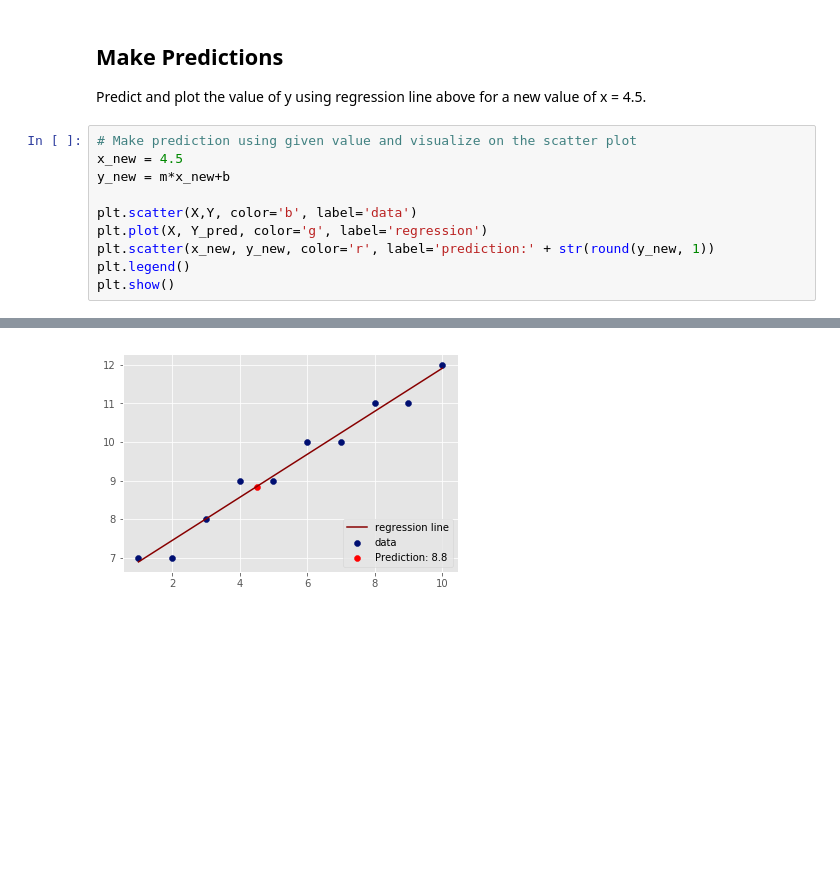
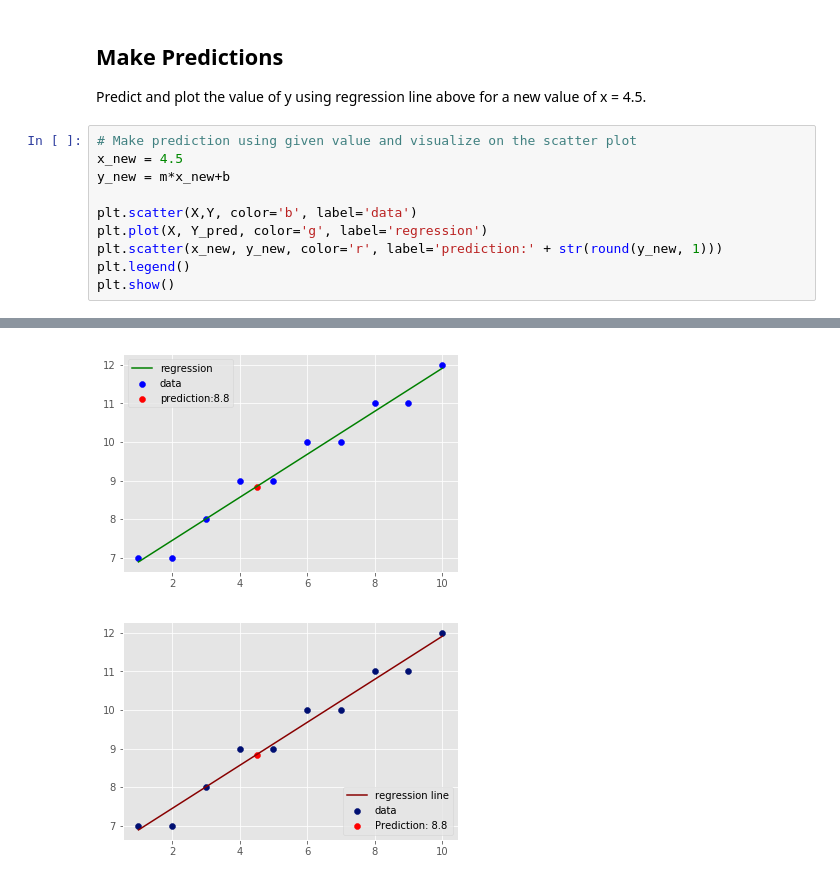
Before and after one commit to mandoiwanaga/dsc-0-10-10-complete-regression-seattle-ds-career-040119, a Jupyter notebook: index.ipynb, the cells around one changed output, grey strips where cells are left out. Saved outputs shown, nothing was run; the diff lists cells and outputs as text; blank space fills up the shorter version.

```diff
--- a/index.ipynb
+++ b/index.ipynb
@@ -153,7 +153,7 @@ y_new = m*x_new+b
 
 plt.scatter(X,Y, color='b', label='data')
 plt.plot(X, Y_pred, color='g', label='regression')
-plt.scatter(x_new, y_new, color='r', label='prediction:' + str(round(y_new, 1))
+plt.scatter(x_new, y_new, color='r', label='prediction:' + str(round(y_new, 1)))
 plt.legend()
 plt.show()
 # %% [output]
@@ -161,3 +160,4 @@ SyntaxError: invalid syntax (<ipython-input-36-a89cc4a37828>, line 8)
+[figure, added]
 # %%
 # %% [output]
 [figure]
```
Also changed, not shown: parts of 1 cell of this notebook.
